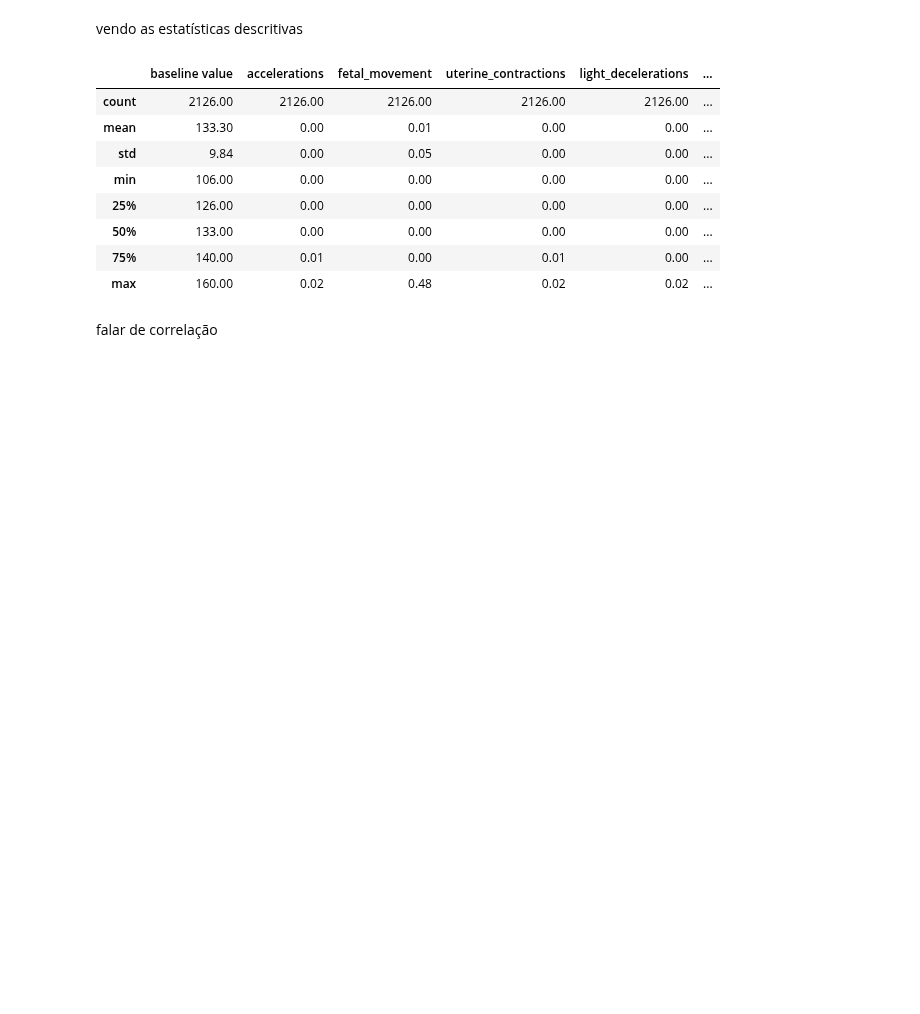
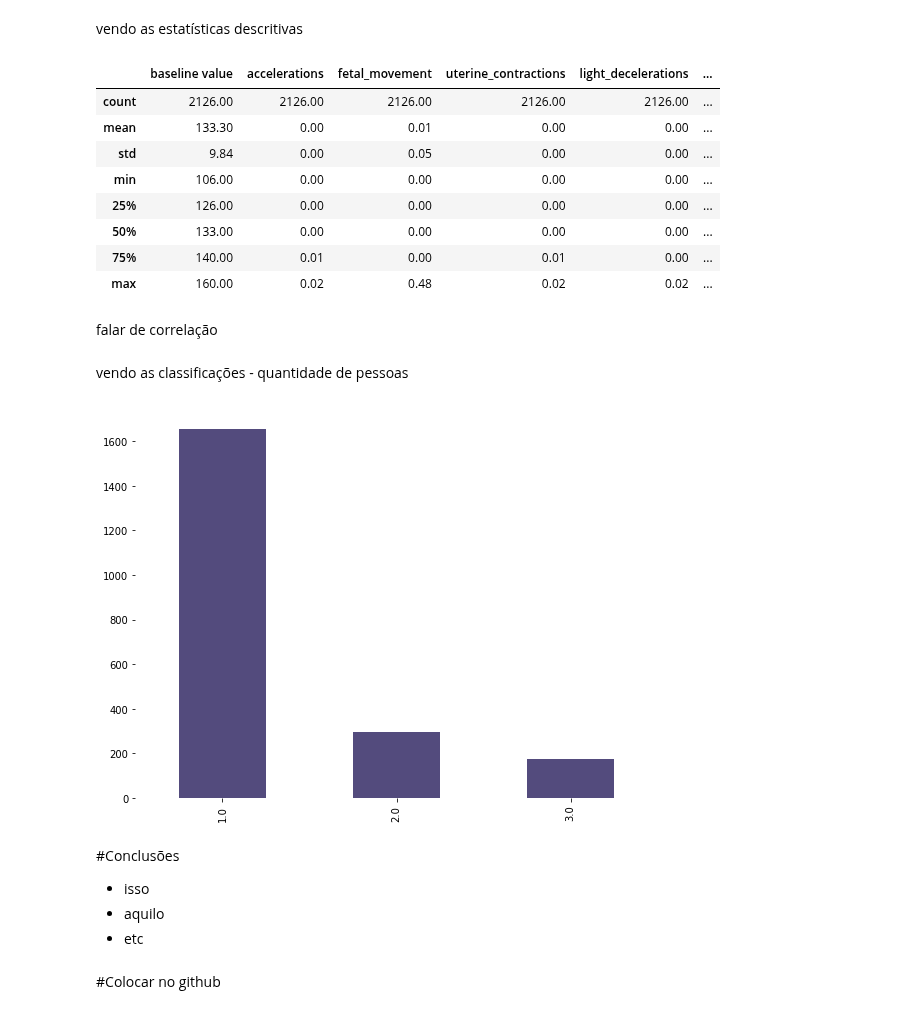
Before and after one commit to FerrazThales/Fetal_Health_Classification, a Jupyter notebook: Fetal_Health_Classification_with_Pycaret.ipynb, the cells around one changed output. Cells and saved outputs as stored; diff of their text form; code cells hidden in the pictures; blank space fills up the shorter version.

```diff
--- a/Fetal_Health_Classification_with_Pycaret.ipynb
+++ b/Fetal_Health_Classification_with_Pycaret.ipynb
@@ -210,3 +200,5 @@ falar de correlação
 # %%
 #criando a matriz de correlacao
 matriz_de_correlacao = df.corr()
+# %% [markdown]
+vendo as classificações - quantidade de pessoas
@@ -212,0 +207,19 @@ matriz_de_correlacao = df.corr()
+# %%
+#criando o fig e o ax no matplotlib
+fig, ax = plt.subplots(figsize=(8,6))
+
+#criando o gráfico de barras
+df.fetal_health.value_counts().plot.bar(ax=ax,color='#281E5D',alpha=0.8)
+ax.set_frame_on(False)
+
+#plotando o gráfico
+plt.tight_layout();
+# %% [output]
+[figure, added]
+# %% [markdown]
+#Conclusões
+* isso
+* aquilo
+* etc
+# %% [markdown]
+#Colocar no github
```
Also changed, not shown: parts of 6 cells of this notebook.
